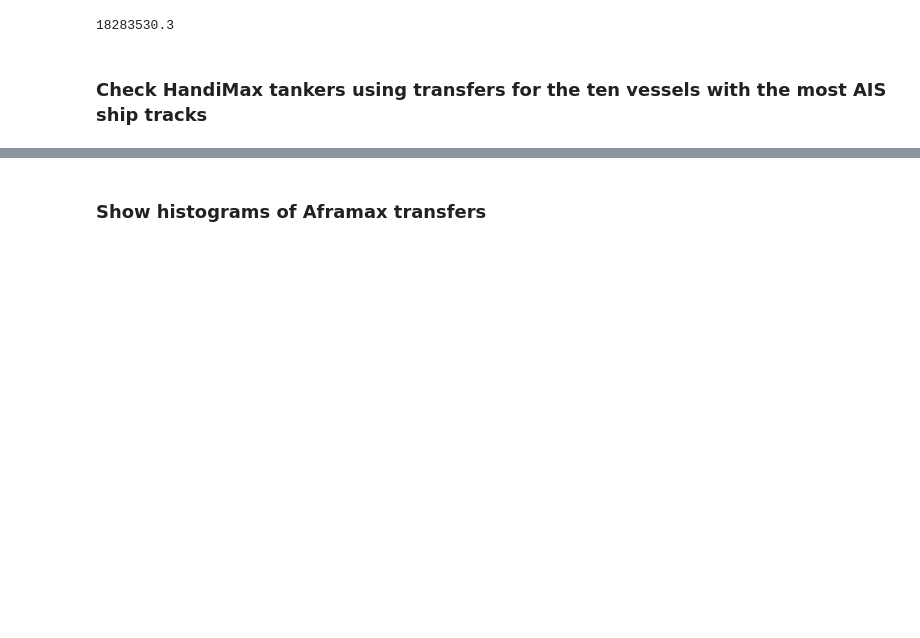
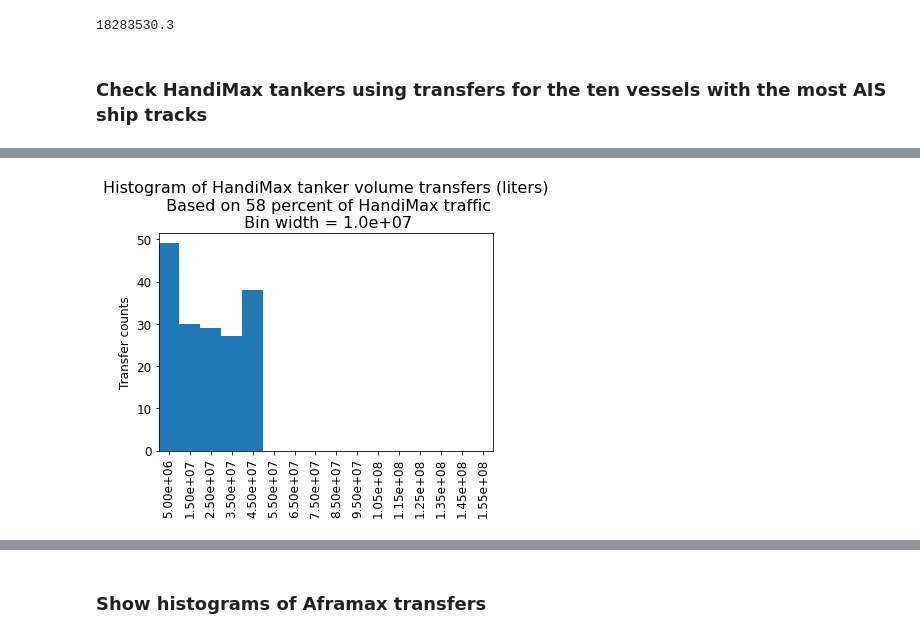
Before and after one commit to MIDOSS/analysis-rachael, a Jupyter notebook: notebooks/monte_carlo/QAQC_Tanker_AISlengths_DOEcapacities.ipynb, the cells around one changed output, grey strips where cells are left out. Saved outputs shown, nothing was run; the diff lists cells and outputs as text; code cells hidden in the pictures; blank space fills up the shorter version.

```diff
--- a/notebooks/monte_carlo/QAQC_Tanker_AISlengths_DOEcapacities.ipynb
+++ b/notebooks/monte_carlo/QAQC_Tanker_AISlengths_DOEcapacities.ipynb
@@ -580,0 +629,22 @@ max(volume['HandiMax']['TransferQtyInLiters'])
+# %%
+vessels = ["AMERICAN FREEDOM","PELICAN STATE", "FLORIDA",
+          'PANAGIA THALASSINI','CHEMBULK LINDY ALICE','ZAO GALAXY',
+           'OVERSEAS LOS ANGELES','AMERICAN ENDURANCE','OPEC VICTORY','SONGA PRIDE',]
+vessel_type = 'HandiMax'
+volume = {}
+volume[vessel_type] = get_doe_tanker_byvessel(vessels,doe_xls_path,fac_xls_path)
+pandas.set_option('display.max_rows', volume[vessel_type].shape[0]+1)
+
+
+# plot histogram of handimax transfers
+fig, ax = plt.subplots()
+bin_width = 1e7
+bins = numpy.arange(0,1.7e8,bin_width)
+plt.hist(volume[vessel_type]['TransferQtyInLiters'], bins=bins)#, histtype = 'bar', facecolor = 'blue')
+bins_labels(bins, fontsize=12)
+ax.xaxis.set_major_formatter(FormatStrFormatter('%.2e'))
+plt.ylabel("Transfer counts")
+plt.title(f"Histogram of HandiMax tanker volume transfers (liters)\n Based on {100*percent_total['Handimax']:.0f} percent of HandiMax traffic\n Bin width = {bin_width:1.1e}")
+plt.show()
+# %% [output]
+[figure, added]
```
Also changed, not shown: parts of 9 cells of this notebook.
